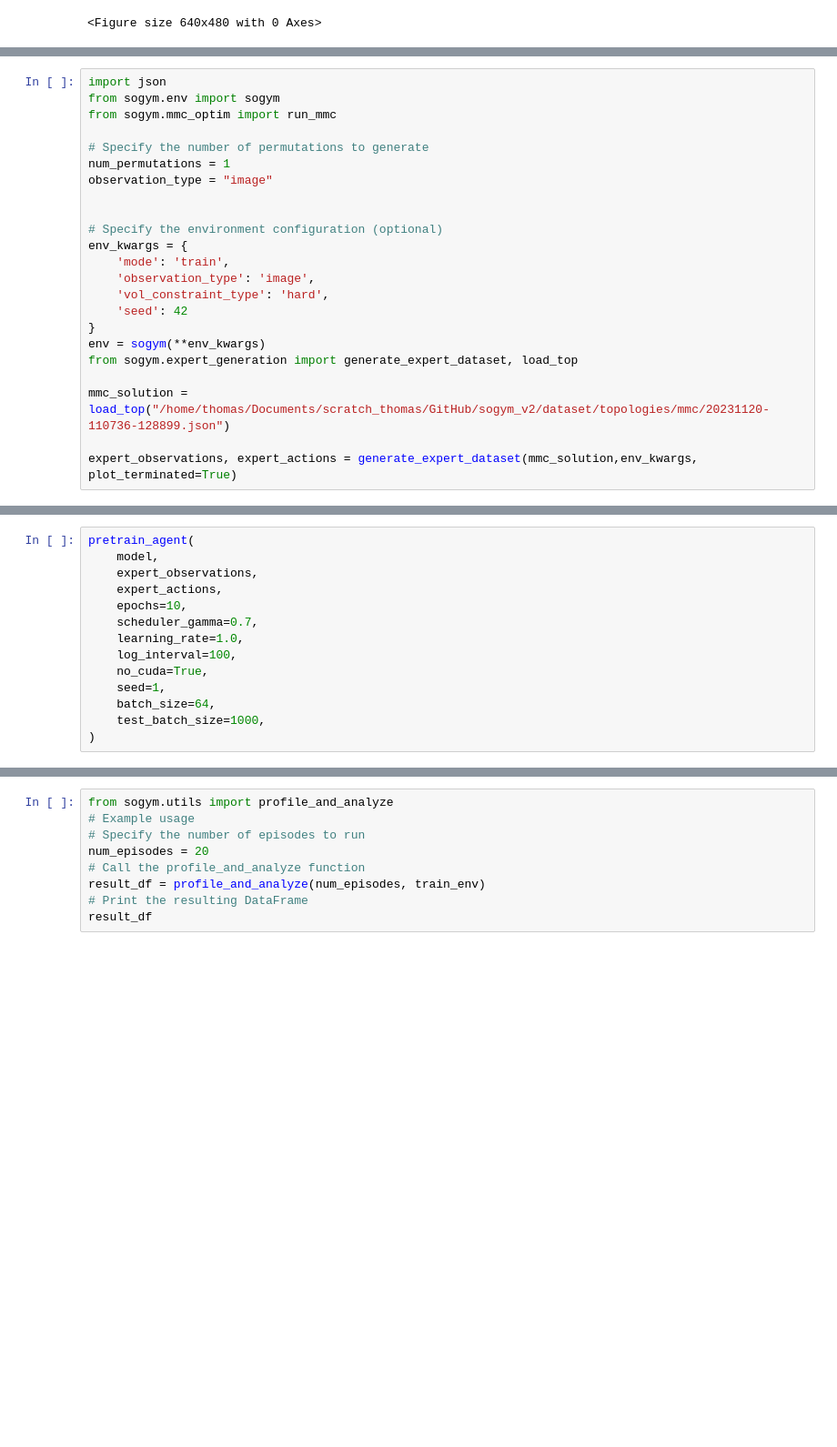
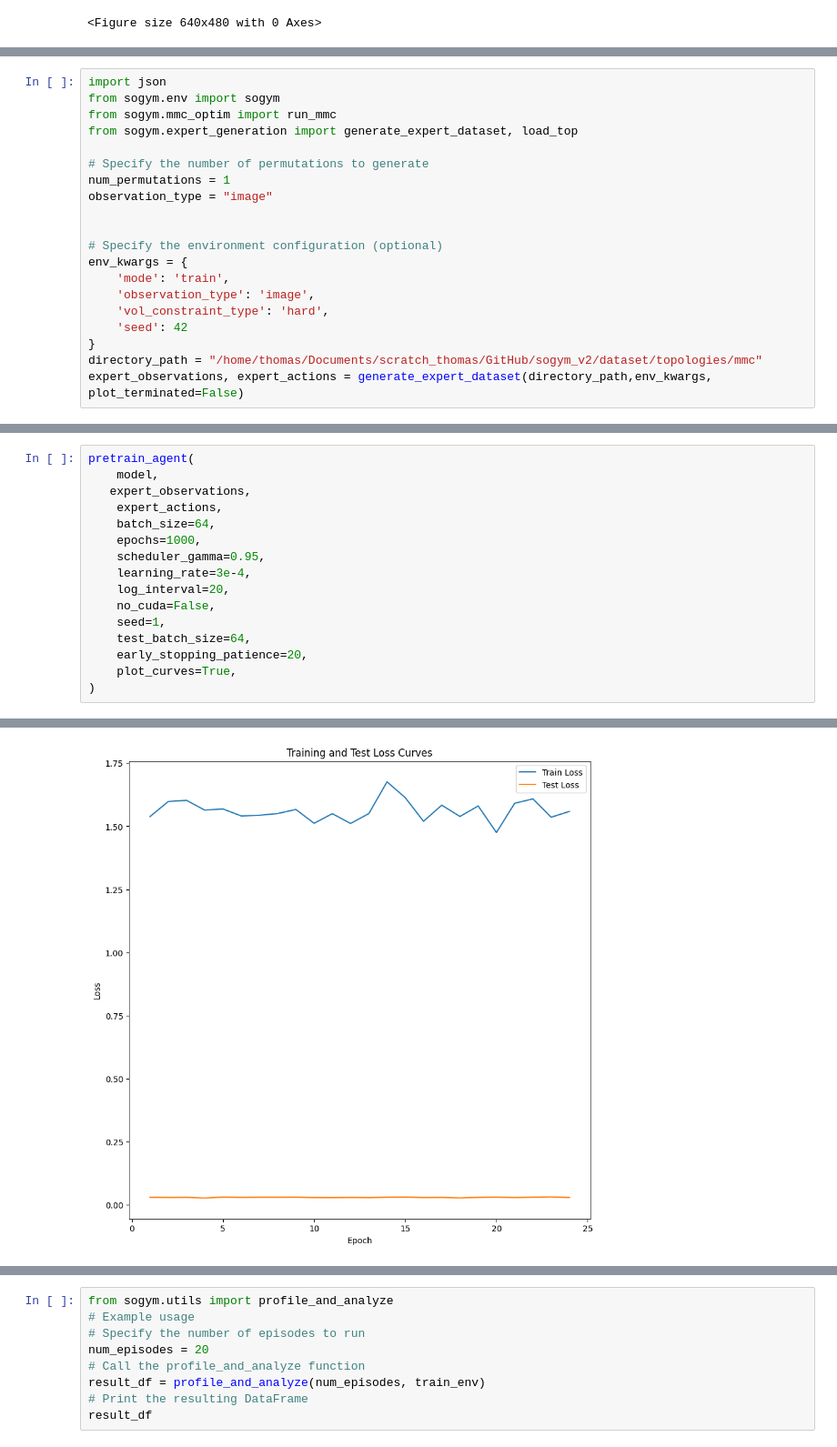
Before and after one commit to ThomasRochefortB/sogym, a Jupyter notebook: rl_training.ipynb, the cells around one changed output, grey strips where cells are left out. Shown at 91% size. Drawn from its saved outputs; the diff is of its cells as text; blank space fills up the shorter version.

```diff
--- a/rl_training.ipynb
+++ b/rl_training.ipynb
@@ -62,6 +62,7 @@ Using: image observation space
 import json
 from sogym.env import sogym
 from sogym.mmc_optim import run_mmc
+from sogym.expert_generation import generate_expert_dataset, load_top
 
 # Specify the number of permutations to generate
 num_permutations = 1
@@ -75,11 +76,7 @@ env_kwargs = {
     'vol_constraint_type': 'hard',
     'seed': 42
 }
-env = sogym(**env_kwargs)
-from sogym.expert_generation import generate_expert_dataset, load_top
-
-mmc_solution = load_top("/home/thomas/Documents/scratch_thomas/GitHub/sogym_v2/dataset/topologies/mmc/20231120-110736-128899.json")
-
-expert_observations, expert_actions = generate_expert_dataset(mmc_solution,env_kwargs, plot_terminated=True)
+directory_path = "/home/thomas/Documents/scratch_thomas/GitHub/sogym_v2/dataset/topologies/mmc"
+expert_observations, expert_actions = generate_expert_dataset(directory_path,env_kwargs, plot_terminated=False)
 # %% [output]
 Using: image observation space
@@ -253,15 +360,17 @@ def pretrain_agent(
 # %%
 pretrain_agent(
     model,
-    expert_observations,
+   expert_observations,
     expert_actions,
-    epochs=10,
-    scheduler_gamma=0.7,
-    learning_rate=1.0,
-    log_interval=100,
-    no_cuda=True,
+    batch_size=64,
+    epochs=1000,
+    scheduler_gamma=0.95,
+    learning_rate=3e-4,
+    log_interval=20,
+    no_cuda=False,
     seed=1,
-    batch_size=64,
-    test_batch_size=1000,
+    test_batch_size=64,
+    early_stopping_patience=20,
+    plot_curves=True,
 )
 # %% [output]
@@ -288,3 +394,4 @@ Test set: Average loss: 0.2616
+[figure, added]
 # %%
 # Let's visualize the training environment on a random problem statement and visualize a 'successful' solution:
 reward = 0.0
```
Also changed, not shown: parts of 10 cells of this notebook, 1 other file.
